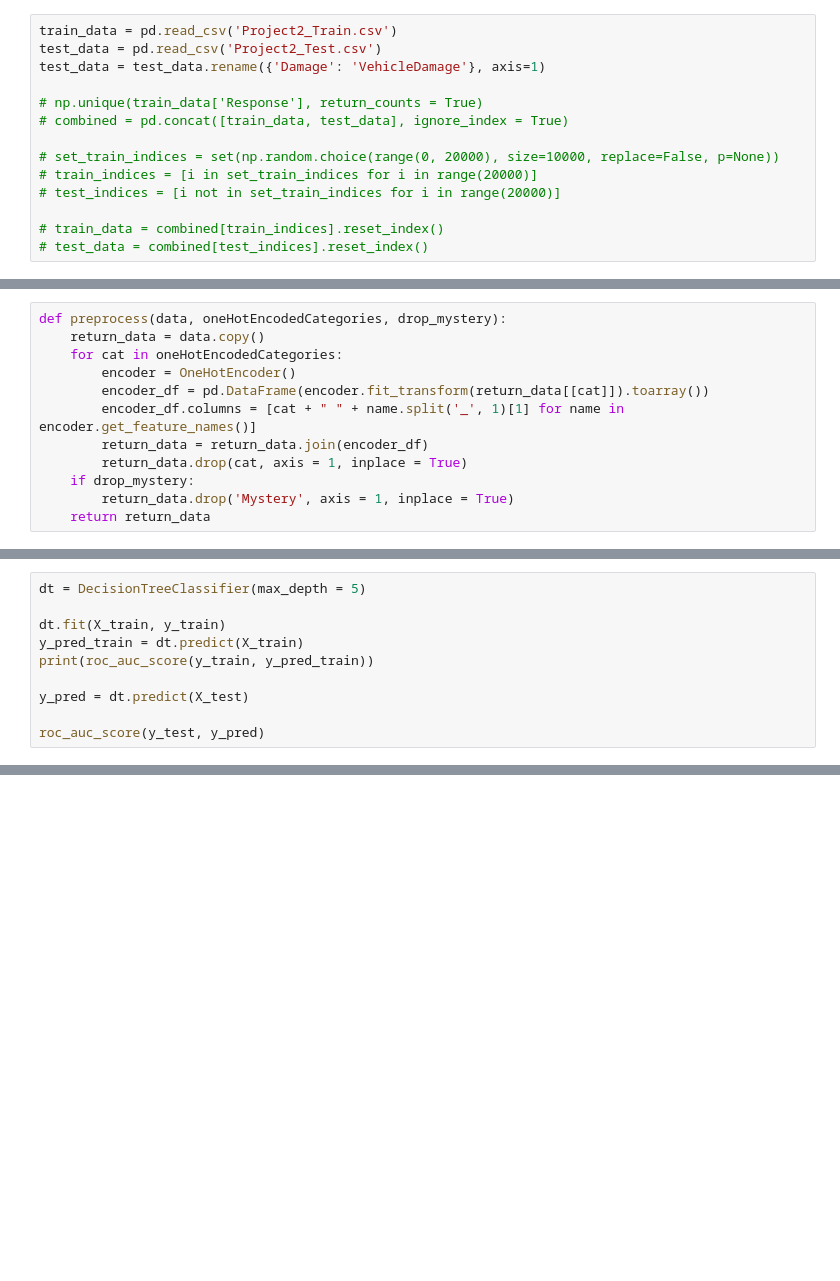
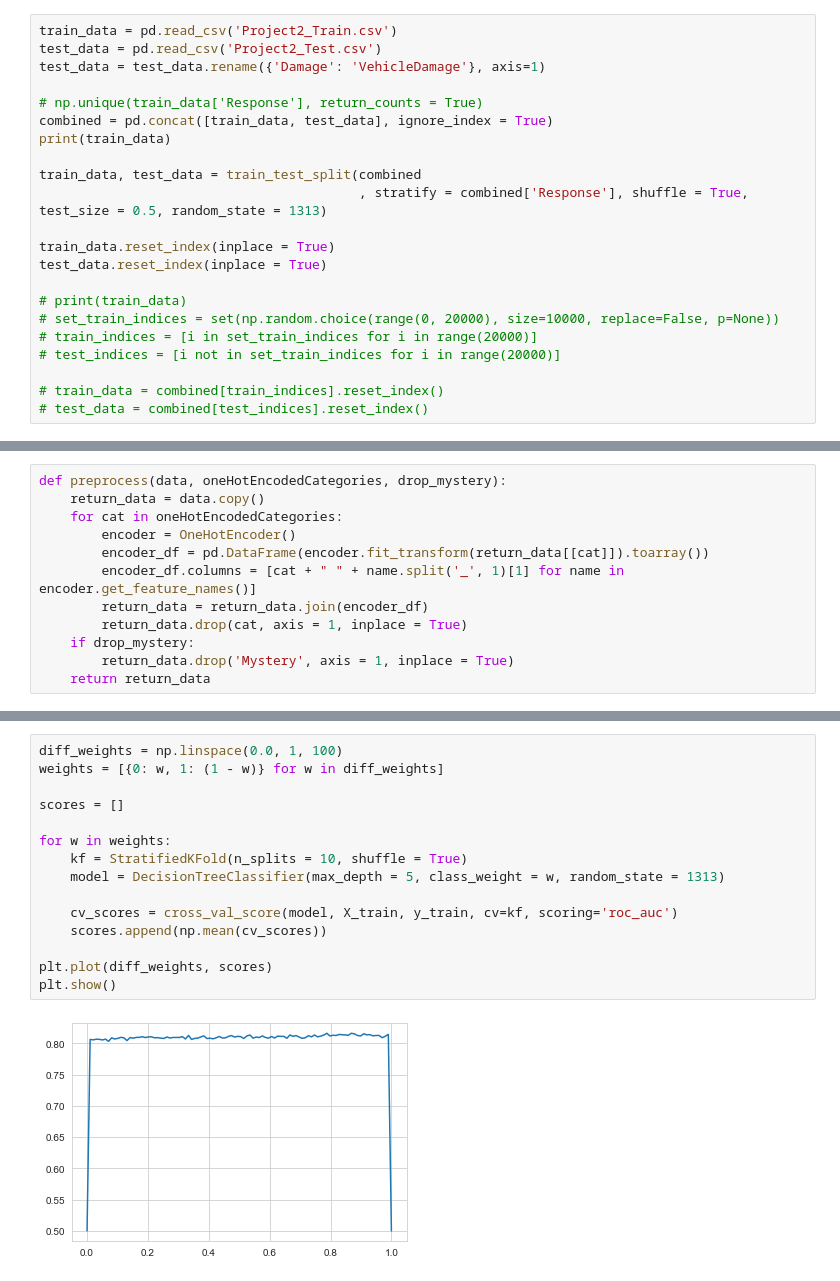
Before and after one commit to bernarduskrishna/Health-Insurance-Cross-Sell-Prediction, a Jupyter notebook: Project_2_Code.ipynb, the cells around one changed output, grey strips where cells are left out. Drawn from its saved outputs; the diff is of its cells as text; blank space fills up the shorter version.

```diff
--- a/Project_2_Code.ipynb
+++ b/Project_2_Code.ipynb
@@ -21,8 +21,16 @@ test_data = pd.read_csv('Project2_Test.csv')
 test_data = test_data.rename({'Damage': 'VehicleDamage'}, axis=1)
 
 # np.unique(train_data['Response'], return_counts = True)
-# combined = pd.concat([train_data, test_data], ignore_index = True)
+combined = pd.concat([train_data, test_data], ignore_index = True)
+print(train_data)
 
+train_data, test_data = train_test_split(combined
+                                         , stratify = combined['Response'], shuffle = True, test_size = 0.5, random_state = 1313)
+
+train_data.reset_index(inplace = True)
+test_data.reset_index(inplace = True)
+
+# print(train_data)
 # set_train_indices = set(np.random.choice(range(0, 20000), size=10000, replace=False, p=None))
 # train_indices = [i in set_train_indices for i in range(20000)]
 # test_indices = [i not in set_train_indices for i in range(20000)]
@@ -262,10 +154,0 @@ GridSearchCV(cv=StratifiedKFold(n_splits=10, random_state=None, shuffle=False),
-# %%
-dt = DecisionTreeClassifier(max_depth = 5)
-
-dt.fit(X_train, y_train)
-y_pred_train = dt.predict(X_train)
-print(roc_auc_score(y_train, y_pred_train))
-
-y_pred = dt.predict(X_test)
-
-roc_auc_score(y_test, y_pred)
@@ -401,0 +155,17 @@ NameError: name 'Python' is not defined
+# %%
+diff_weights = np.linspace(0.0, 1, 100)
+weights = [{0: w, 1: (1 - w)} for w in diff_weights]
+
+scores = []
+
+for w in weights:
+    kf = StratifiedKFold(n_splits = 10, shuffle = True)
+    model = DecisionTreeClassifier(max_depth = 5, class_weight = w, random_state = 1313)
+
+    cv_scores = cross_val_score(model, X_train, y_train, cv=kf, scoring='roc_auc')
+    scores.append(np.mean(cv_scores))
+
+plt.plot(diff_weights, scores)
+plt.show()
+# %% [output]
+[figure, added]
```
Also changed, not shown: parts of 14 cells of this notebook.
